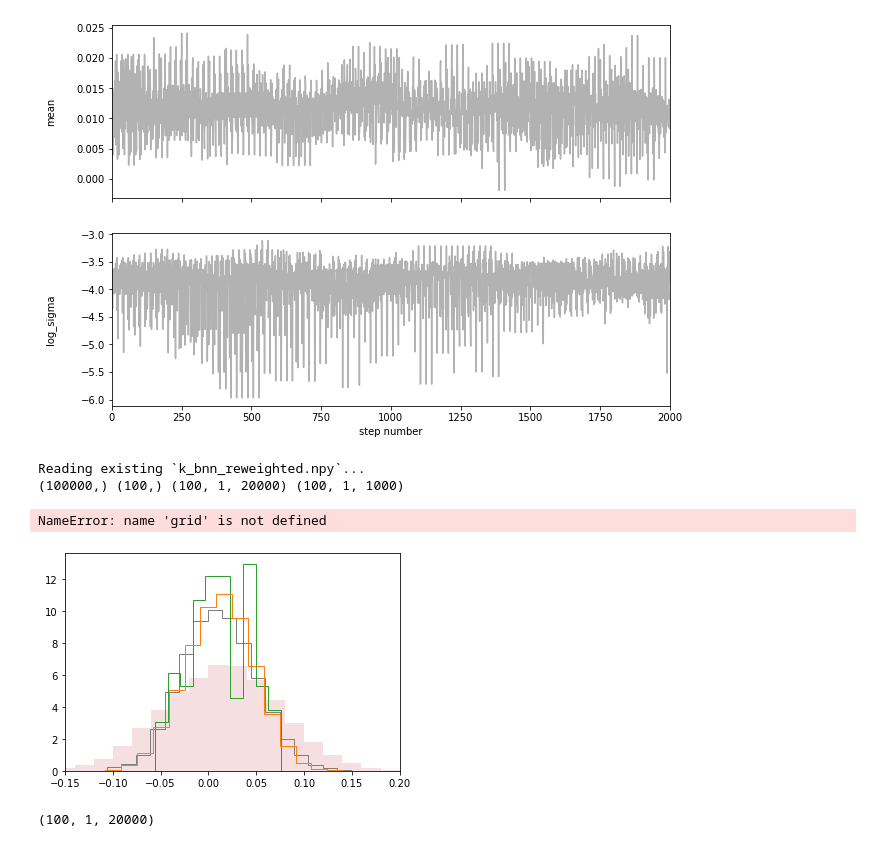
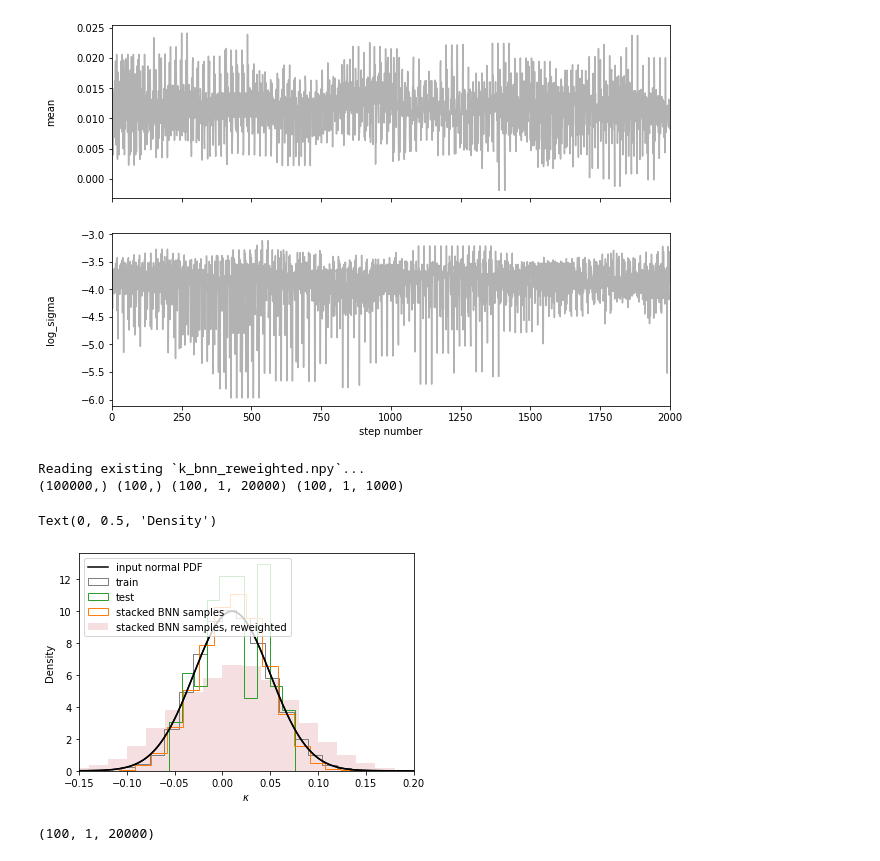
Before and after one commit to jiwoncpark/node-to-joy, a Jupyter notebook: demo/Hierarchical_Inference_Validation.ipynb, the cells around one changed output. Saved outputs shown, nothing was run; the diff lists cells and outputs as text; code cells hidden in the pictures.

```diff
--- a/demo/Hierarchical_Inference_Validation.ipynb
+++ b/demo/Hierarchical_Inference_Validation.ipynb
@@ -102,35 +102,36 @@ iutils.get_chain_plot(mcmc_samples, None)
 # %%
 # Interim prior samples
 train_k = infer_obj.get_true_kappa(is_train=True).squeeze()
 # Test samples
 test_k = infer_obj.get_true_kappa(is_train=False).squeeze()
 # Raw BNN samples
 k_bnn = infer_obj.get_bnn_kappa()
 # Reweighted BNN samples
 k_bnn_reweighted = infer_obj.get_reweighted_bnn_kappa(None, None)
 print(train_k.shape, test_k.shape, k_bnn.shape, k_bnn_reweighted.shape)
+grid = np.linspace(-0.2, 0.2, 1000)
 
 plt.close('all')
 _, bins, _ = plt.hist(train_k, bins=20, density=True, color='tab:gray',
                       label='train', histtype='step')
 _ = plt.hist(test_k, bins=10, density=True, color='tab:green',
              label='test', histtype='step')
 _ = plt.hist(k_bnn.reshape(-1), bins=20, density=True, color='tab:orange',
              label='stacked BNN samples', histtype='step')
 _ = plt.hist(k_bnn_reweighted.reshape(-1), bins=20, density=True, color='#d6616b', alpha=0.2,
              label='stacked BNN samples, reweighted')
 
 plt.xlim([-0.15, 0.2])
 plt.plot(grid, norm_obj.pdf(grid), color='k')
 plt.plot(grid, norm_obj_test.pdf(grid), color='k', label='input normal PDF')
 plt.legend(loc='upper left')
 plt.xlabel('$\kappa$')
 plt.ylabel('Density')
 # %% [output]
 Reading existing `k_bnn_reweighted.npy`...
 (100000,) (100,) (100, 1, 20000) (100, 1, 1000)
-NameError: name 'grid' is not defined
+Text(0, 0.5, 'Density')
-[figure, old version]
+[figure, new version]
 # %%
 k_bnn = infer_obj.get_bnn_kappa()
 print(k_bnn.shape)
```
Also changed, not shown: parts of 5 cells of this notebook, 1 other file.
